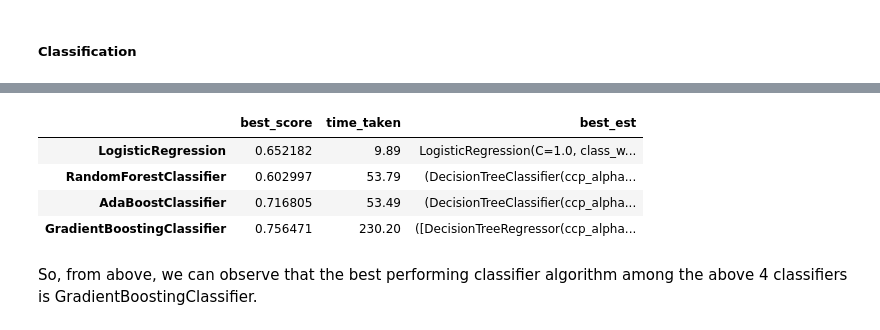
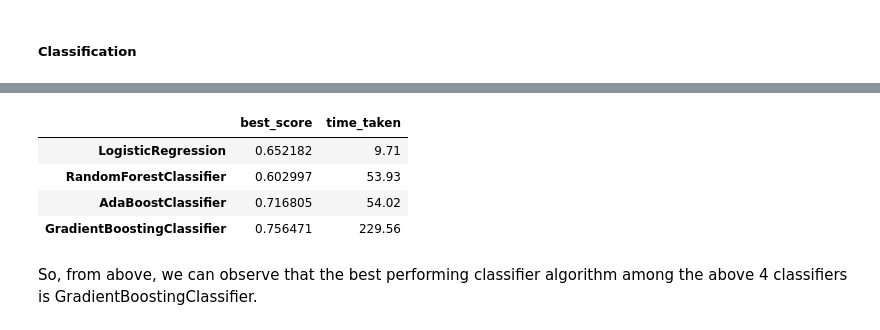
Before and after one commit to johnnjeri/-Customer-Segmentation-Report-, a Jupyter notebook: Arvato Project Workbook.ipynb, the cells around one changed output, grey strips where cells are left out. Cells and saved outputs as stored; diff of their text form; code cells hidden in the pictures.

```diff
--- a/Arvato Project Workbook.ipynb
+++ b/Arvato Project Workbook.ipynb
@@ -2668,16 +2668,16 @@ Best score : 0.7565
 # %%
 # Create clf_df dataframe from clf_dict
 clf_dict['best_score'] = clf_scores
 clf_dict['time_taken'] = clf_time_taken
-clf_dict['best_est'] = clf_best_ests
+#clf_dict['best_est'] = clf_best_ests
 clf_df = pd.DataFrame(clf_dict, index=clf_names)
 clf_df
 # %% [output]
-|  | best_score | time_taken | best_est |
-| LogisticRegression | 0.652182 | 9.89 | LogisticRegression(C=1.0, class_w... |
-| RandomForestClassifier | 0.602997 | 53.79 | (DecisionTreeClassifier(ccp_alpha... |
-| AdaBoostClassifier | 0.716805 | 53.49 | (DecisionTreeClassifier(ccp_alpha... |
-| GradientBoostingClassifier | 0.756471 | 230.20 | ([DecisionTreeRegressor(ccp_alpha... |
+|  | best_score | time_taken |
+| LogisticRegression | 0.652182 | 9.71 |
+| RandomForestClassifier | 0.602997 | 53.93 |
+| AdaBoostClassifier | 0.716805 | 54.02 |
+| GradientBoostingClassifier | 0.756471 | 229.56 |
 # %% [markdown]
 So, from above, we can observe that the best performing classifier algorithm among the above 4 classifiers is GradientBoostingClassifier.
 # %%
```
Also changed, not shown: parts of 2 cells of this notebook.
